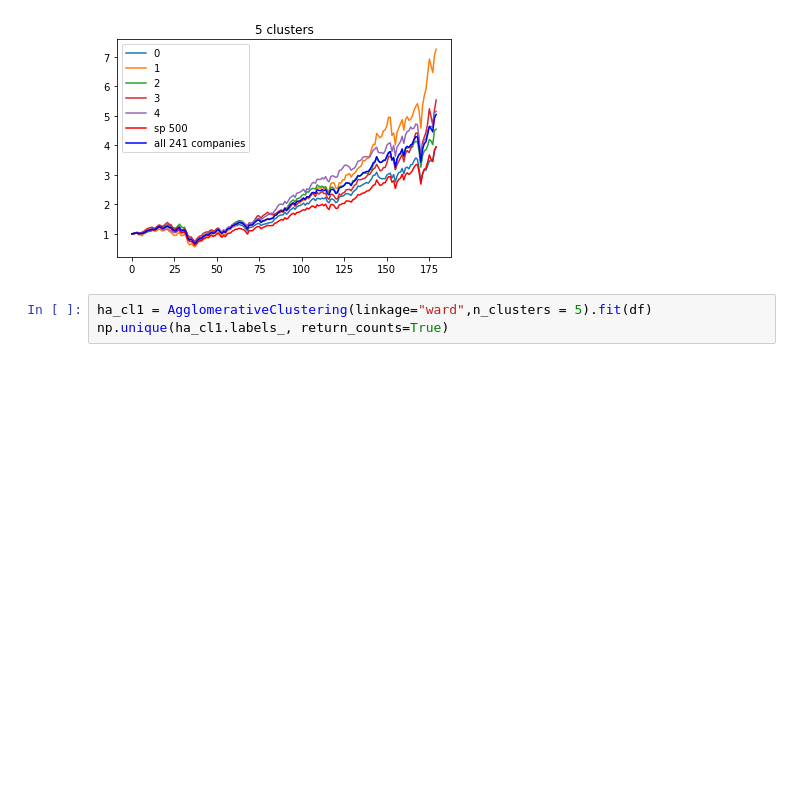
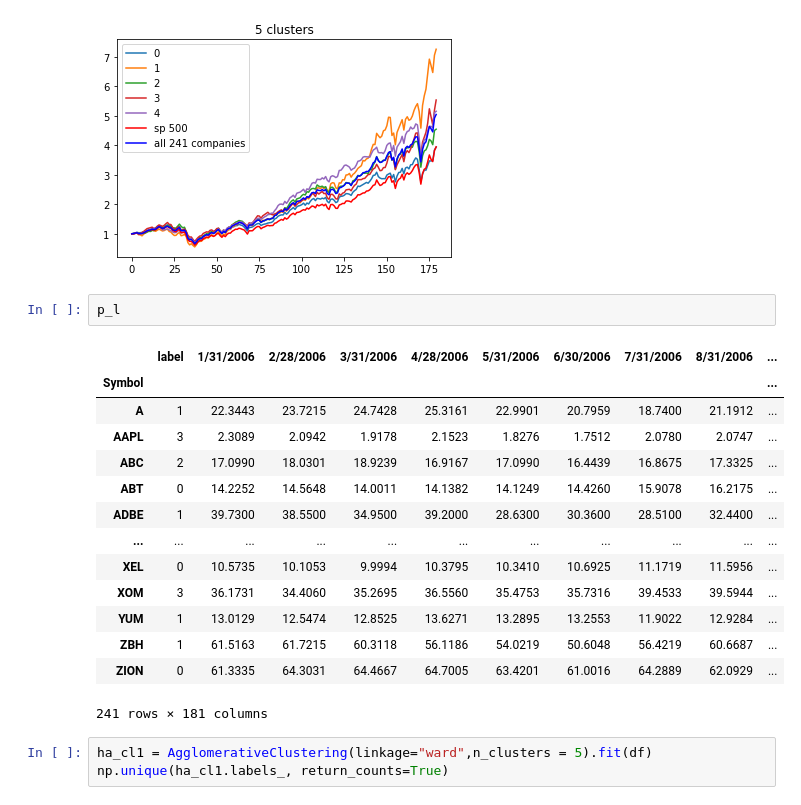
Before and after one commit to matthewspeciale/Stock-Selection, a Jupyter notebook: Cluster - Hierarchi combine with sentiments (1).ipynb, the cells around one changed output. Drawn from its saved outputs; the diff is of its cells as text; blank space fills up the shorter version.

```diff
--- a/Cluster - Hierarchi combine with sentiments (1).ipynb
+++ b/Cluster - Hierarchi combine with sentiments (1).ipynb
@@ -94,6 +137,23 @@ Index(['A', 'ADBE', 'ADI', 'ADSK', 'AMD', 'AMZN', 'AZO', 'BBWI', 'BIIB', 'BSX',
        'VNO', 'WAT', 'YUM', 'ZBH'],
       dtype='object', name='Symbol') (array([0, 1, 2, 3, 4], dtype=int64), array([78, 44, 56, 27, 36], dtype=int64))
 [figure]
+# %%
+p_l
+# %% [output]
+|  | label | 1/31/2006 | 2/28/2006 | 3/31/2006 | 4/28/2006 | 5/31/2006 | 6/30/2006 | 7/31/2006 | 8/31/2006 | ... |
+| Symbol |  |  |  |  |  |  |  |  |  | ... |
+| A | 1 | 22.3443 | 23.7215 | 24.7428 | 25.3161 | 22.9901 | 20.7959 | 18.7400 | 21.1912 | ... |
+| AAPL | 3 | 2.3089 | 2.0942 | 1.9178 | 2.1523 | 1.8276 | 1.7512 | 2.0780 | 2.0747 | ... |
+| ABC | 2 | 17.0990 | 18.0301 | 18.9239 | 16.9167 | 17.0990 | 16.4439 | 16.8675 | 17.3325 | ... |
+| ABT | 0 | 14.2252 | 14.5648 | 14.0011 | 14.1382 | 14.1249 | 14.4260 | 15.9078 | 16.2175 | ... |
+| ADBE | 1 | 39.7300 | 38.5500 | 34.9500 | 39.2000 | 28.6300 | 30.3600 | 28.5100 | 32.4400 | ... |
+| ... | ... | ... | ... | ... | ... | ... | ... | ... | ... | ... |
+| XEL | 0 | 10.5735 | 10.1053 | 9.9994 | 10.3795 | 10.3410 | 10.6925 | 11.1719 | 11.5956 | ... |
+| XOM | 3 | 36.1731 | 34.4060 | 35.2695 | 36.5560 | 35.4753 | 35.7316 | 39.4533 | 39.5944 | ... |
+| YUM | 1 | 13.0129 | 12.5474 | 12.8525 | 13.6271 | 13.2895 | 13.2553 | 11.9022 | 12.9284 | ... |
+| ZBH | 1 | 61.5163 | 61.7215 | 60.3118 | 56.1186 | 54.0219 | 50.6048 | 56.4219 | 60.6687 | ... |
+| ZION | 0 | 61.3335 | 64.3031 | 64.4667 | 64.7005 | 63.4201 | 61.0016 | 64.2889 | 62.0929 | ... |
+241 rows × 181 columns
 # %%
 ha_cl1 = AgglomerativeClustering(linkage="ward",n_clusters = 5).fit(df)
 np.unique(ha_cl1.labels_, return_counts=True)
```
Also changed, not shown: parts of 9 cells of this notebook, 2 other files.
